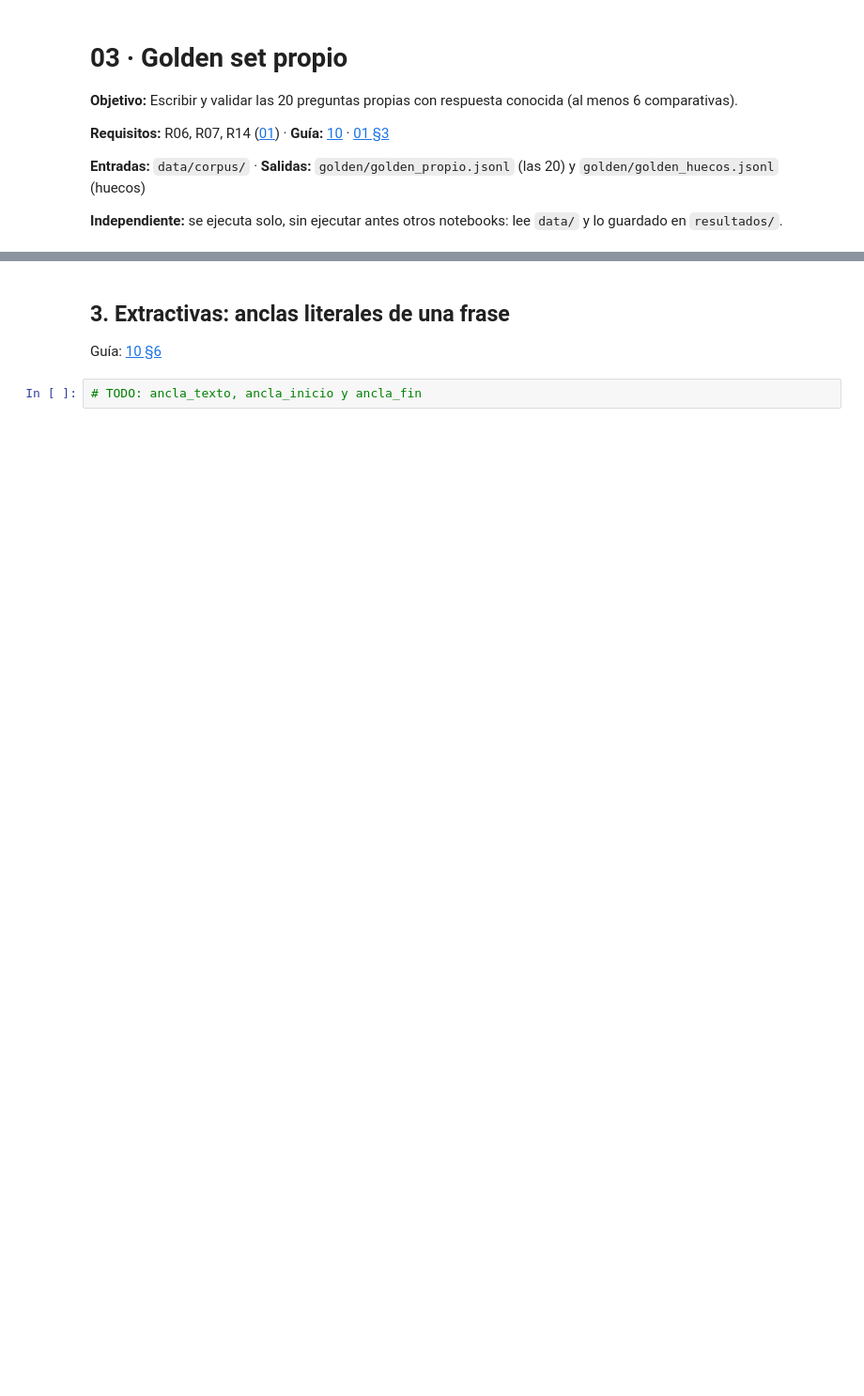
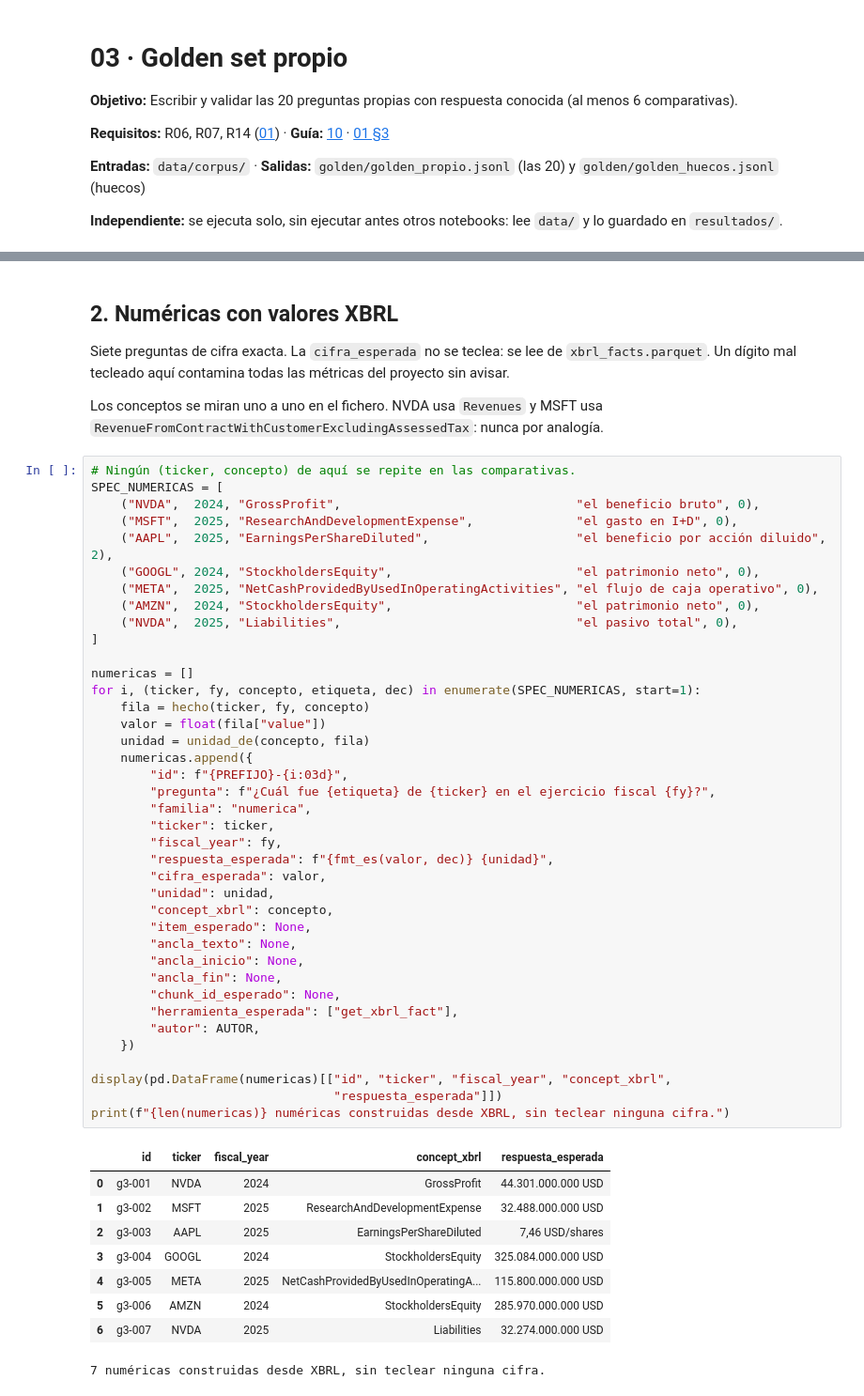
Before and after one commit to Romequinco/10k-financial-agent, a Jupyter notebook: notebooks/03_golden_set.ipynb, the cells around one changed output, grey strips where cells are left out. Shown at 94% size. Saved outputs shown, nothing was run; the diff lists cells and outputs as text; blank space fills up the shorter version.

```diff
--- a/notebooks/03_golden_set.ipynb
+++ b/notebooks/03_golden_set.ipynb
@@ -29,7 +131,59 @@ Guía: [10 §7](../docs/10_skill_golden_set.md) · [02 §5](../docs/02_datos_cor
 # %% [markdown]
-## 3. Extractivas: anclas literales de una frase
+## 2. Numéricas con valores XBRL
 
-Guía: [10 §6](../docs/10_skill_golden_set.md)
+Siete preguntas de cifra exacta. La `cifra_esperada` no se teclea: se lee de
+`xbrl_facts.parquet`. Un dígito mal tecleado aquí contamina todas las métricas
+del proyecto sin avisar.
+
+Los conceptos se miran uno a uno en el fichero. NVDA usa `Revenues` y MSFT usa
+`RevenueFromContractWithCustomerExcludingAssessedTax`: nunca por analogía.
 # %%
-# TODO: ancla_texto, ancla_inicio y ancla_fin
+# Ningún (ticker, concepto) de aquí se repite en las comparativas.
+SPEC_NUMERICAS = [
+    ("NVDA",  2024, "GrossProfit",                                "el beneficio bruto", 0),
+    ("MSFT",  2025, "ResearchAndDevelopmentExpense",              "el gasto en I+D", 0),
+    ("AAPL",  2025, "EarningsPerShareDiluted",                    "el beneficio por acción diluido", 2),
+    ("GOOGL", 2024, "StockholdersEquity",                         "el patrimonio neto", 0),
+    ("META",  2025, "NetCashProvidedByUsedInOperatingActivities", "el flujo de caja operativo", 0),
+    ("AMZN",  2024, "StockholdersEquity",                         "el patrimonio neto", 0),
+    ("NVDA",  2025, "Liabilities",                                "el pasivo total", 0),
+]
+
+numericas = []
+for i, (ticker, fy, concepto, etiqueta, dec) in enumerate(SPEC_NUMERICAS, start=1):
+    fila = hecho(ticker, fy, concepto)
+    valor = float(fila["value"])
+    unidad = unidad_de(concepto, fila)
+    numericas.append({
+        "id": f"{PREFIJO}-{i:03d}",
+        "pregunta": f"¿Cuál fue {etiqueta} de {ticker} en el ejercicio fiscal {fy}?",
+        "familia": "numerica",
+        "ticker": ticker,
+        "fiscal_year": fy,
+        "respuesta_esperada": f"{fmt_es(valor, dec)} {unidad}",
+        "cifra_esperada": valor,
+        "unidad": unidad,
+        "concept_xbrl": concepto,
+        "item_esperado": None,
+        "ancla_texto": None,
+        "ancla_inicio": None,
+        "ancla_fin": None,
+        "chunk_id_esperado": None,
+        "herramienta_esperada": ["get_xbrl_fact"],
+        "autor": AUTOR,
+    })
+
+display(pd.DataFrame(numericas)[["id", "ticker", "fiscal_year", "concept_xbrl",
+                                 "respuesta_esperada"]])
+print(f"{len(numericas)} numéricas construidas desde XBRL, sin teclear ninguna cifra.")
+# %% [output]
+|  | id | ticker | fiscal_year | concept_xbrl | respuesta_esperada |
+| 0 | g3-001 | NVDA | 2024 | GrossProfit | 44.301.000.000 USD |
+| 1 | g3-002 | MSFT | 2025 | ResearchAndDevelopmentExpense | 32.488.000.000 USD |
+| 2 | g3-003 | AAPL | 2025 | EarningsPerShareDiluted | 7,46 USD/shares |
+| 3 | g3-004 | GOOGL | 2024 | StockholdersEquity | 325.084.000.000 USD |
+| 4 | g3-005 | META | 2025 | NetCashProvidedByUsedInOperatingA... | 115.800.000.000 USD |
+| 5 | g3-006 | AMZN | 2024 | StockholdersEquity | 285.970.000.000 USD |
+| 6 | g3-007 | NVDA | 2025 | Liabilities | 32.274.000.000 USD |
+7 numéricas construidas desde XBRL, sin teclear ninguna cifra.
 # %% [markdown]
```
Also changed, not shown: parts of 16 cells of this notebook, 3 other files.
